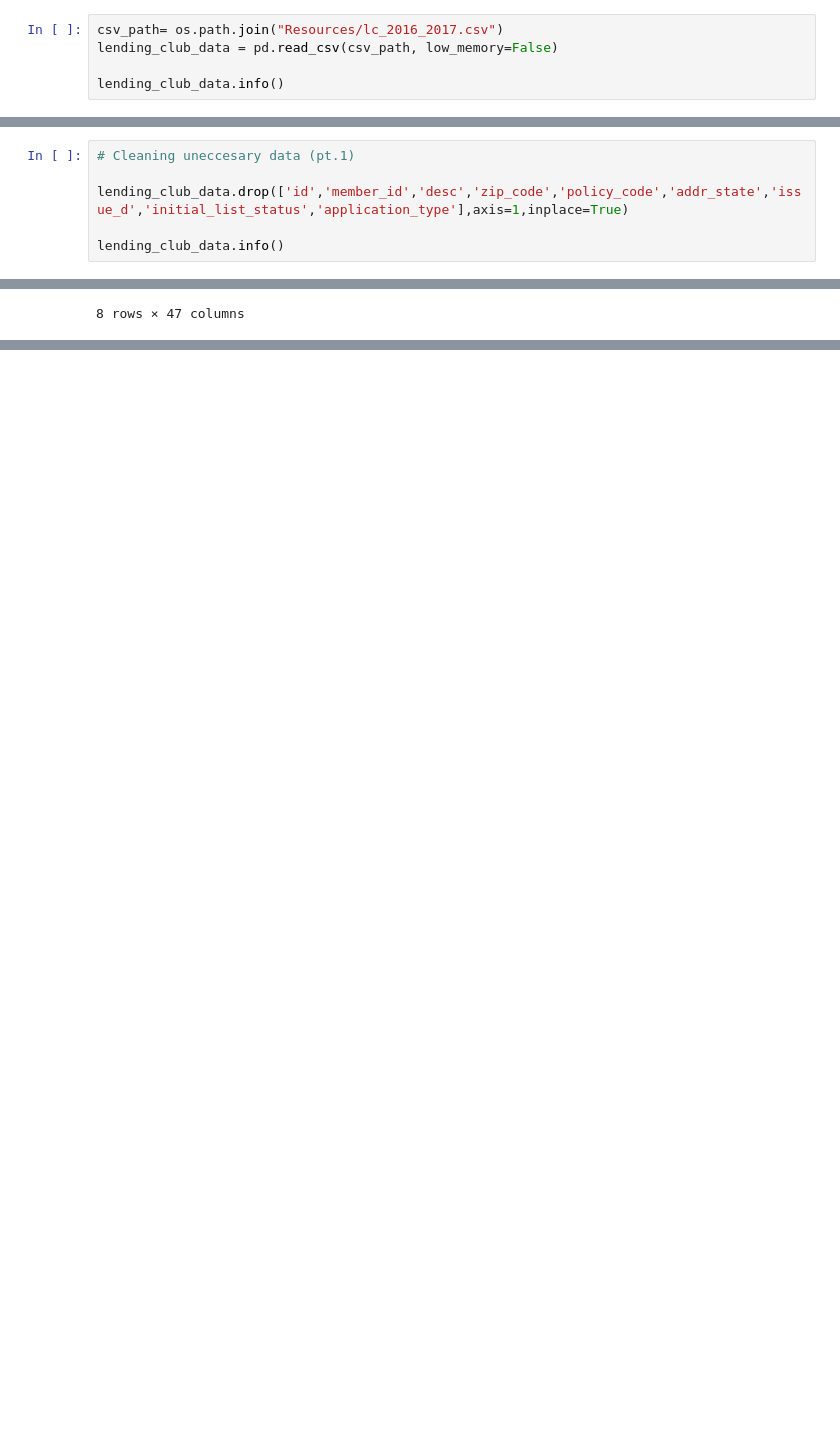
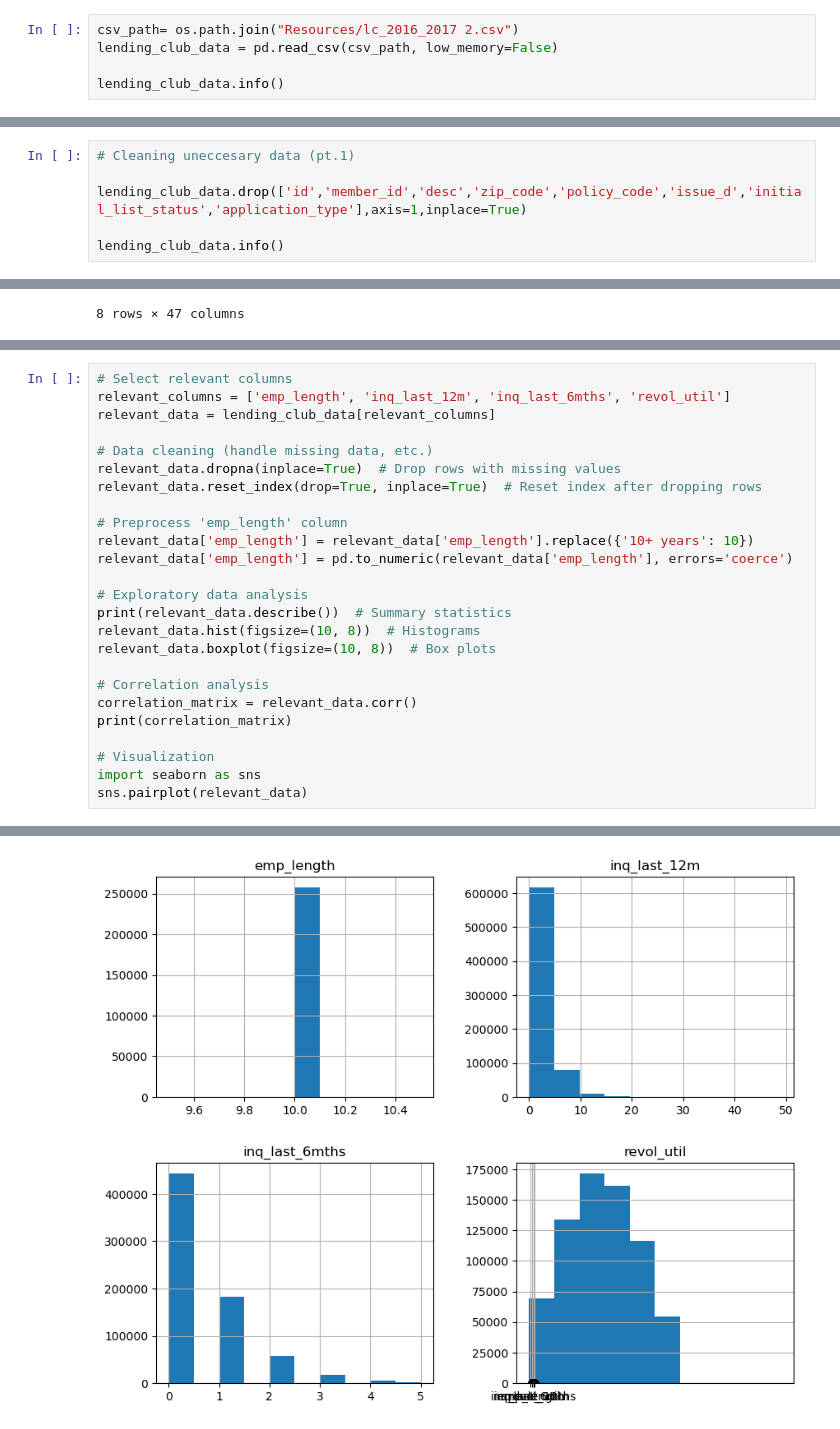
Before and after one commit to karenreyesss/1st-project-bootcamp, a Jupyter notebook: project1.ipynb, the cells around one changed output, grey strips where cells are left out. Saved outputs shown, nothing was run; the diff lists cells and outputs as text; blank space fills up the shorter version.

```diff
--- a/project1.ipynb
+++ b/project1.ipynb
@@ -5,5 +7,5 @@ import numpy as np
 # %%
-csv_path= os.path.join("Resources/lc_2016_2017.csv")
+csv_path= os.path.join("Resources/lc_2016_2017 2.csv")
 lending_club_data = pd.read_csv(csv_path, low_memory=False)
 
 lending_club_data.info()
@@ -28,7 +30,7 @@ memory usage: 417.1+ MB
 # %%
 # Cleaning uneccesary data (pt.1)
 
-lending_club_data.drop(['id','member_id','desc','zip_code','policy_code','addr_state','issue_d','initial_list_status','application_type'],axis=1,inplace=True)
+lending_club_data.drop(['id','member_id','desc','zip_code','policy_code','issue_d','initial_list_status','application_type'],axis=1,inplace=True)
 
 lending_club_data.info()
 # %% [output]
@@ -125,0 +144,26 @@ lending_club_data.describe()
+# %%
+# Select relevant columns
+relevant_columns = ['emp_length', 'inq_last_12m', 'inq_last_6mths', 'revol_util']
+relevant_data = lending_club_data[relevant_columns]
+
+# Data cleaning (handle missing data, etc.)
+relevant_data.dropna(inplace=True)  # Drop rows with missing values
+relevant_data.reset_index(drop=True, inplace=True)  # Reset index after dropping rows
+
+# Preprocess 'emp_length' column
+relevant_data['emp_length'] = relevant_data['emp_length'].replace({'10+ years': 10})
+relevant_data['emp_length'] = pd.to_numeric(relevant_data['emp_length'], errors='coerce')
+
+# Exploratory data analysis
+print(relevant_data.describe())  # Summary statistics
+relevant_data.hist(figsize=(10, 8))  # Histograms
+relevant_data.boxplot(figsize=(10, 8))  # Box plots
+
+# Correlation analysis
+correlation_matrix = relevant_data.corr()
+print(correlation_matrix)
+
+# Visualization
+import seaborn as sns
+sns.pairplot(relevant_data)
+# %% [output]
@@ -125,0 +202 @@ lending_club_data.describe()
+[figure, added]
```
Also changed, not shown: parts of 10 cells of this notebook.
